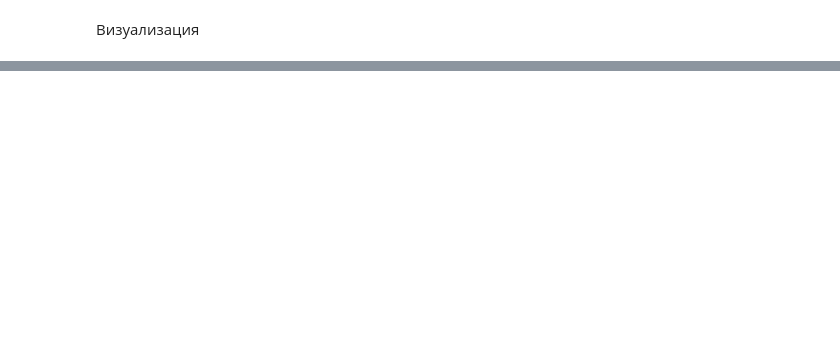
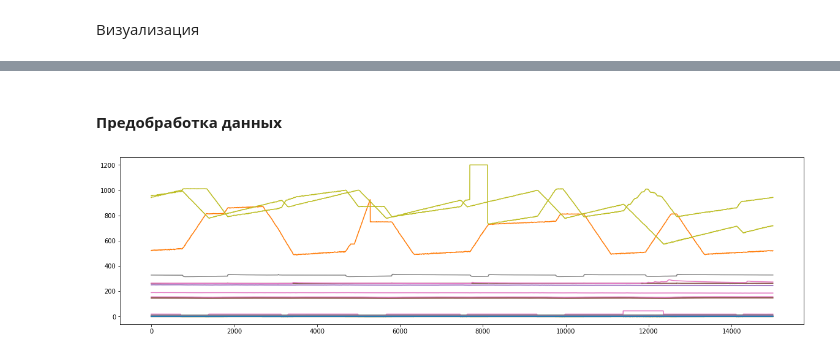
Before and after one commit to WADA-Hackathon/Hackathon_UrFU_UCSB, a Jupyter notebook: Model_Learning.ipynb, the cells around one changed output, grey strips where cells are left out. Cells and saved outputs as stored; diff of their text form; code cells hidden in the pictures; blank space fills up the shorter version.

```diff
--- a/Model_Learning.ipynb
+++ b/Model_Learning.ipynb
@@ -207,0 +613,2 @@ y_pred_db
+# %% [markdown]
+#### **Предобработка данных**
@@ -207,0 +619,13 @@ y_pred_db
+# %%
+# данные (берем срез 15 т. первых записей для ускорения в виду ограничения времени)
+df_tadgan = united_data[:15000]
+# %%
+xs_ds1 = df_tadgan.index.values
+ys_ds1 = df_tadgan.drop('Normal/Attack', axis=1).values
+# %%
+# визуализируем исходный ряд
+plt.figure(figsize=(20, 5))
+plt.plot(ys_ds1)
+plt.show()
+# %% [output]
+[figure, added]
```
Also changed, not shown: parts of 79 cells of this notebook.
